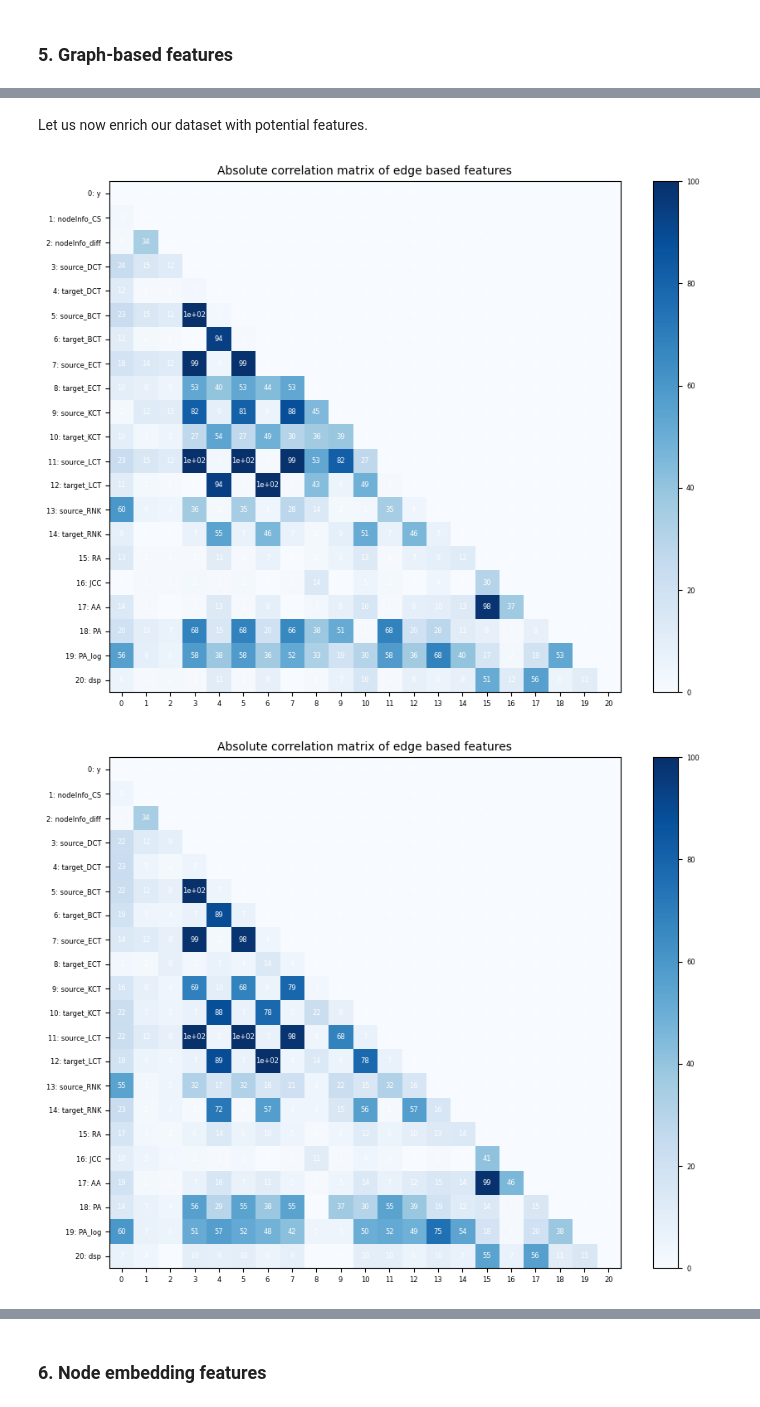
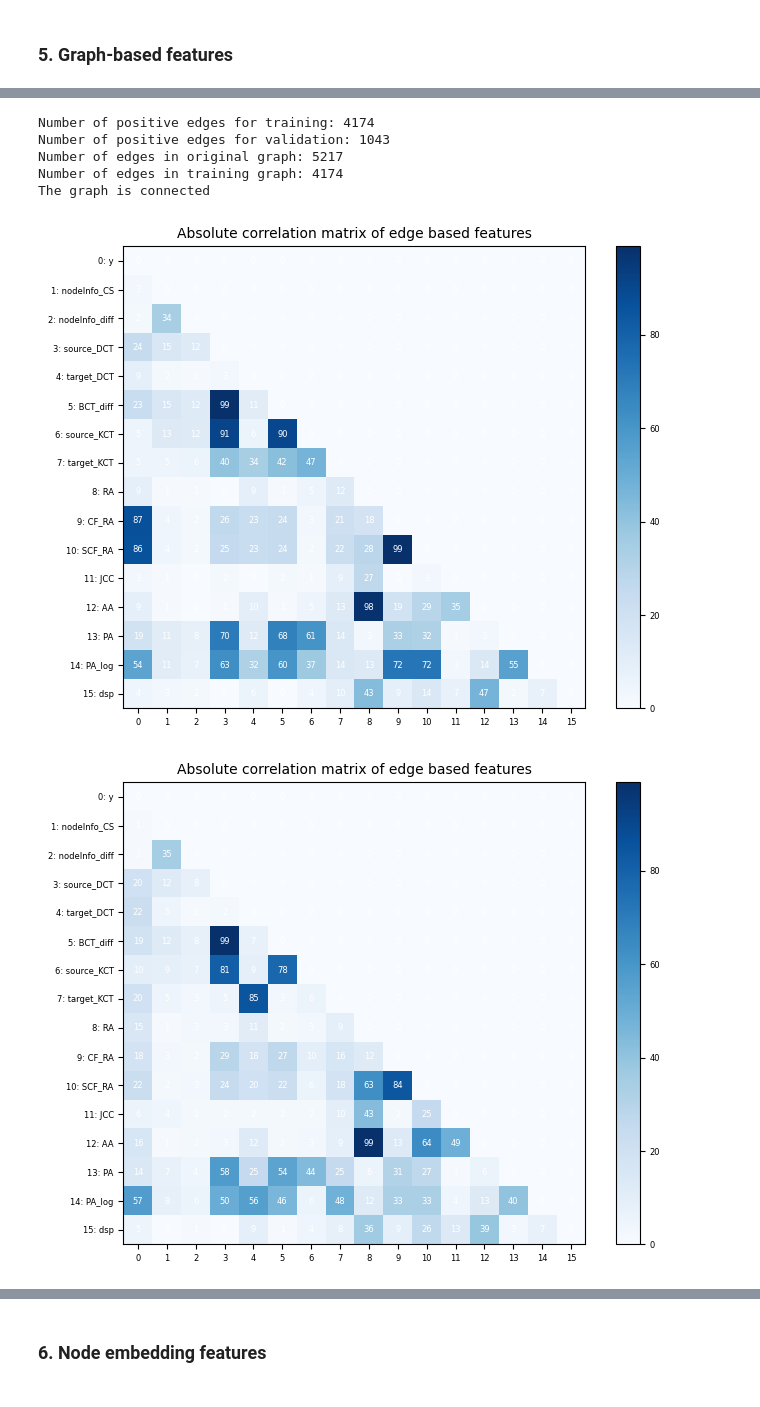
Before and after one commit to lassefschmidt/Network-Science_Challenge, a Jupyter notebook: 0_Exploratory Data Analysis and Preprocessing.ipynb, the cells around one changed output, grey strips where cells are left out. Drawn from its saved outputs; the diff is of its cells as text; code cells hidden in the pictures.

```diff
--- a/0_Exploratory Data Analysis and Preprocessing.ipynb
+++ b/0_Exploratory Data Analysis and Preprocessing.ipynb
@@ -272,13 +239,16 @@ print(val_tf.shape)
-# %% [markdown]
-Let us now enrich our dataset with potential features.
+# %%
+# might take up to a minute
+G, G_train, train_tf, val_tf, test, test_tf, X_train, y_train, X_val, y_val, X_trainval, y_trainval, X_test = loadData.load(testing_ratio = 0.2)
+# %% [output]
+Number of positive edges for training: 4174
+Number of positive edges for validation: 1043
+Number of edges in original graph: 5217
+Number of edges in training graph: 4174
+The graph is connected
 # %%
-# enrich train and validation data
-train_tf = prepData.enrich_edgelist(train_tf, G_train, node_info)
-val_tf   = prepData.enrich_edgelist(val_tf, G_train, node_info)
-
-# plot correlation with target
+# plot correlation with target (first train, then validation)
 for df in [train_tf, val_tf]:
     analyseData.plot_corr_matrix(df.iloc[:, 2:])
 # %% [output]
-[figure, old version]
+[figure, new version]
-[figure, old version]
+[figure, new version]
```
Also changed, not shown: parts of 15 cells of this notebook, 6 other files.
